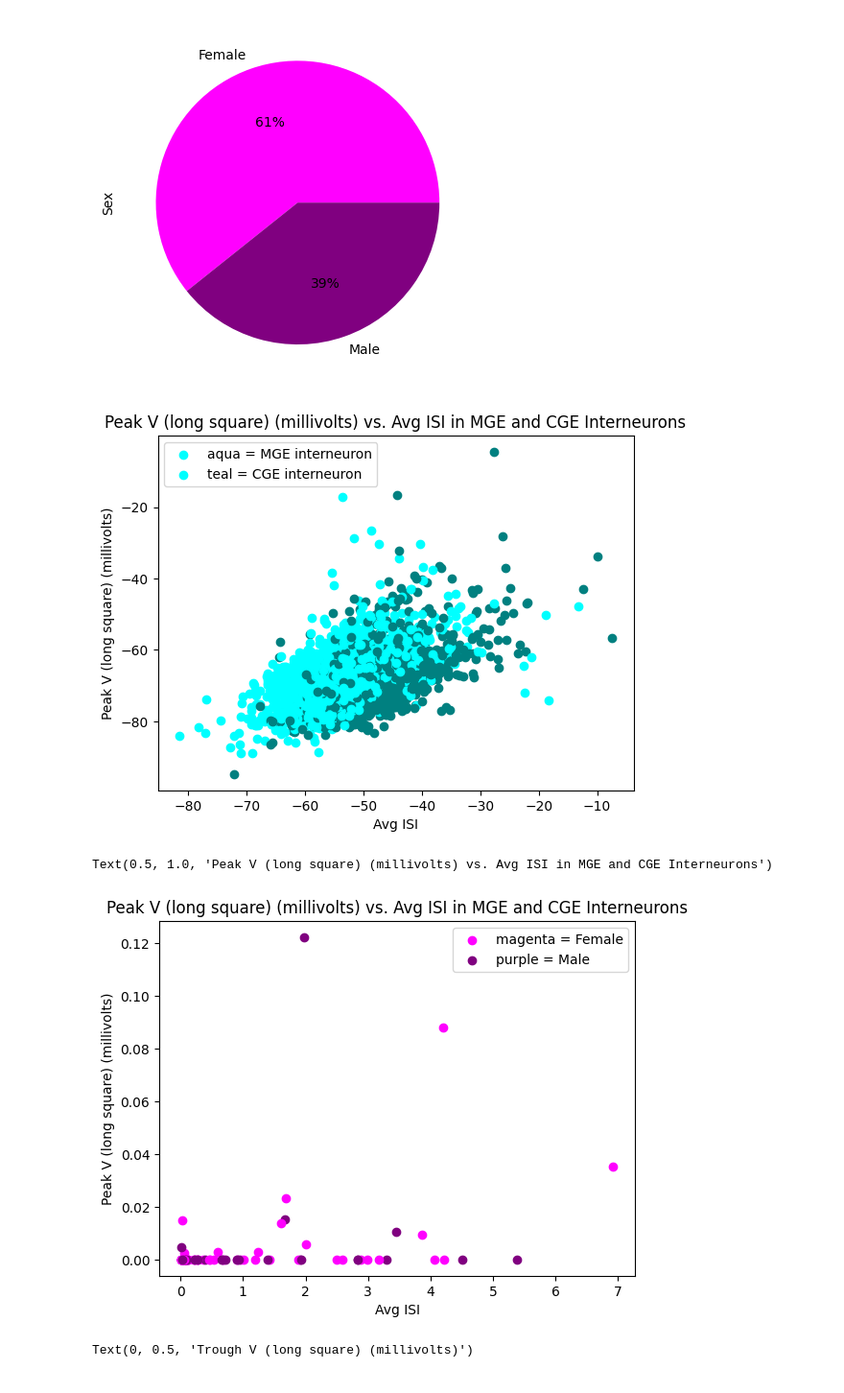
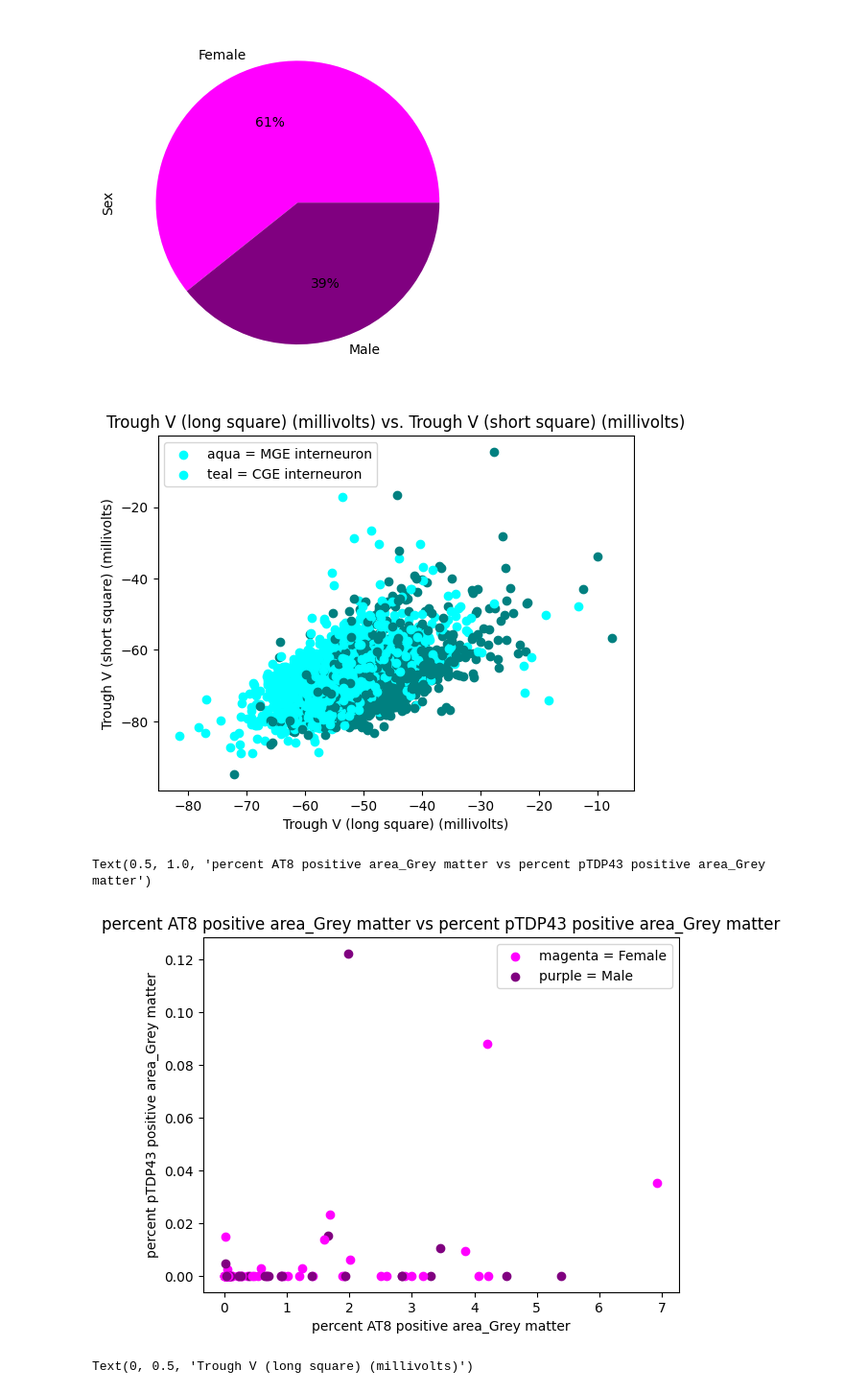
Before and after one commit to caseymacelhiney/neuro265, a Jupyter notebook: final_project.ipynb, the cells around one changed output. Shown at 96% size. Cells and saved outputs as stored; diff of their text form; code cells hidden in the pictures.

```diff
--- a/final_project.ipynb
+++ b/final_project.ipynb
@@ -99,33 +69,33 @@ patch_length = len(patch_seq)
 for i in range(patch_length):
   if patch_seq.iloc[i,2] == 'MGE interneuron':
     plt.scatter(patch_seq.iloc[i,31],patch_seq.iloc[i,33],color = "aqua")
-  elif patch_seq.iloc[i,2] == 'CGE interneuron':
+  if patch_seq.iloc[i,2] == 'CGE interneuron':
     plt.scatter(patch_seq.iloc[i,31],patch_seq.iloc[i,33],color = "teal")
 
 plt.legend(['aqua = MGE interneuron','teal = CGE interneuron'])
-plt.xlabel('Avg ISI')
-plt.ylabel('Peak V (long square) (millivolts)')
-plt.title('Peak V (long square) (millivolts) vs. Avg ISI in MGE and CGE Interneurons')
+plt.xlabel('Trough V (long square) (millivolts)')
+plt.ylabel('Trough V (short square) (millivolts)')
+plt.title('Trough V (long square) (millivolts) vs. Trough V (short square) (millivolts)')
 
 plt.show()
 # %% [output]
-[figure, old version]
+[figure, new version]
 # %%
 patch_length2 = len(alzheimers)
 
 for i in range(patch_length2):
   if alzheimers.iloc[i,3] == 'Female':
     plt.scatter(alzheimers.iloc[i,1],alzheimers.iloc[i,2],color = "magenta")
   if alzheimers.iloc[i,3] == 'Male':
     plt.scatter(alzheimers.iloc[i,1],alzheimers.iloc[i,2],color = "purple")
 
 plt.legend(['magenta = Female','purple = Male'])
-plt.xlabel('Avg ISI')
-plt.ylabel('Peak V (long square) (millivolts)')
-plt.title('Peak V (long square) (millivolts) vs. Avg ISI in MGE and CGE Interneurons')
+plt.xlabel('percent AT8 positive area_Grey matter')
+plt.ylabel('percent pTDP43 positive area_Grey matter')
+plt.title('percent AT8 positive area_Grey matter vs percent pTDP43 positive area_Grey matter')
 # %% [output]
-Text(0.5, 1.0, 'Peak V (long square) (millivolts) vs. Avg ISI in MGE and CGE Interneurons')
+Text(0.5, 1.0, 'percent AT8 positive area_Grey matter vs percent pTDP43 positive area_Grey matter')
-[figure, old version]
+[figure, new version]
 # %%
 MGE_interneuron = patch_seq[patch_seq['T type class'] == 'MGE interneuron']
 CGE_interneuron = patch_seq[patch_seq['T type class'] == 'CGE interneuron']
```
Also changed, not shown: parts of 6 cells of this notebook.
